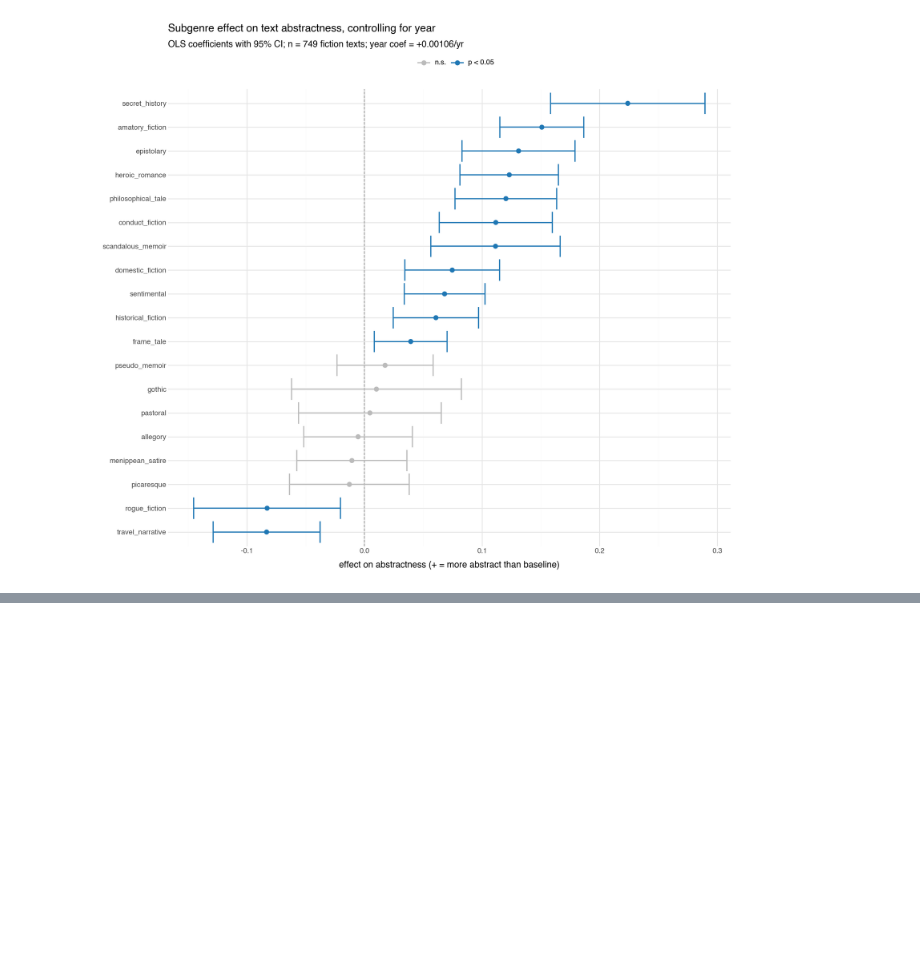
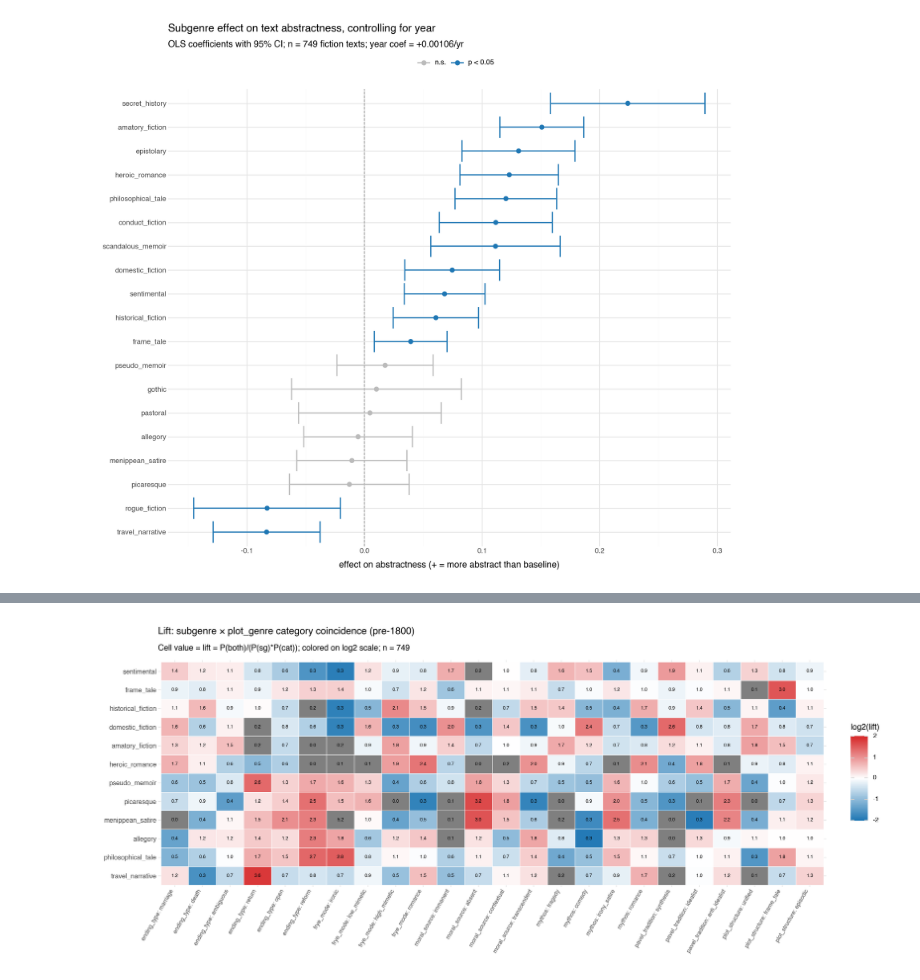
Before and after one commit to quadrismegistus/abstraction, a Jupyter notebook: notebooks/17-subgenre.ipynb, the cells around one changed output, grey strips where cells are left out. Cells and saved outputs as stored; diff of their text form; code cells hidden in the pictures; blank space fills up the shorter version.

```diff
--- a/notebooks/17-subgenre.ipynb
+++ b/notebooks/17-subgenre.ipynb
@@ -471,0 +479,90 @@ Saved to /Users/rj416/Dropbox/Prof/Books/AbsLitHist/book/figures/subgenre_abstra
+# %%
+# Load plot_genre annotations + merge with the subgenre+abstractness work-set.
+pg_rows = []
+for _id, d in iter_task_results('plot_genre'):
+    row = {'source': _id}
+    for k in ('mythos', 'frye_mode', 'pavel_tradition', 'moral_source',
+             'plot_structure', 'ending_type'):
+        row[k] = d.get(k)
+    pg_rows.append(row)
+pg_df = pd.DataFrame(pg_rows)
+
+joint = work.merge(pg_df, on='source', how='inner')
+print(f'{len(joint):,} pre-1800 texts with subgenre + plot_genre + abstractness + year')
+
+PG_FIELDS = ['mythos', 'frye_mode', 'pavel_tradition',
+             'moral_source', 'plot_structure', 'ending_type']
+
+# Lift table: rows = top-12 subgenres, cols = (field, category) flattened
+top12 = [t for t, _ in sg_counter.most_common(12)]
+N = len(joint)
+
+lift_rows = []
+for sg in top12:
+    has_sg = joint['subgenres'].apply(lambda L: sg in L).values
+    p_sg = has_sg.mean()
+    for f in PG_FIELDS:
+        for cat in joint[f].dropna().unique():
+            in_cat = (joint[f] == cat).values
+            n_cat = in_cat.sum()
+            if n_cat < 20:
+                continue
+            p_cat = in_cat.mean()
+            p_joint = (has_sg & in_cat).mean()
+            if p_sg == 0 or p_cat == 0:
+                continue
+            lift = p_joint / (p_sg * p_cat)
+            lift_rows.append({
+                'subgenre': sg,
+                'pg_label': f'{f}: {cat}',
+                'field': f,
+                'lift': lift,
+                'log2_lift': np.log2(lift) if lift > 0 else np.nan,
+                'n_joint': int((has_sg & in_cat).sum()),
+                'n_cat': int(n_cat),
+            })
+lift_df = pd.DataFrame(lift_rows)
+
+# Order rows (subgenres) by overall mass, columns by field then by mean log2_lift
+sg_order = top12  # most-common first
+pg_order = (lift_df.groupby(['field', 'pg_label'])['log2_lift'].mean()
+            .reset_index()
+            .sort_values(['field', 'log2_lift'])
+            ['pg_label'].tolist())
+lift_df['subgenre'] = pd.Categorical(lift_df['subgenre'], categories=sg_order[::-1], ordered=True)
+lift_df['pg_label'] = pd.Categorical(lift_df['pg_label'], categories=pg_order, ordered=True)
+
+p_lift = (p9.ggplot(lift_df, p9.aes(x='pg_label', y='subgenre', fill='log2_lift'))
+          + p9.geom_tile(color='white', size=0.3)
+          + p9.geom_text(p9.aes(label='lift'),
+                         data=lift_df.assign(lift=lift_df['lift'].round(1)),
+                         size=6.5)
+          + p9.scale_fill_gradient2(low='#1f77b4', mid='white', high='#d62728',
+                                    midpoint=0, limits=(-2, 2))
+          + p9.labs(
+              title='Lift: subgenre × plot_genre category coincidence (pre-1800)',
+              subtitle=f'Cell value = lift = P(both)/(P(sg)*P(cat)); colored on log2 scale; n = {N:,}',
+              x='', y='', fill='log2(lift)',
+          )
+          + p9.theme_minimal()
+          + p9.theme(figure_size=(15, 6.5),
+                     axis_text_x=p9.element_text(rotation=60, ha='right', size=8),
+                     axis_text_y=p9.element_text(size=9)))
+
+out = os.path.join(DROPBOX_FIGS, 'subgenre_plot_genre_lift.png')
+p_lift.save(out, dpi=300, verbose=False)
+print(f'Saved to {out}')
+
+# Top associations
+print('\nStrongest positive associations (lift > 2.0, n_joint >= 10):')
+top_pos = lift_df[(lift_df['lift'] > 2.0) & (lift_df['n_joint'] >= 10)] \
+    .sort_values('lift', ascending=False).head(20)
+print(top_pos[['subgenre', 'pg_label', 'lift', 'n_joint']].round(2).to_string(index=False))
+
+print('\nStrongest negative associations (lift < 0.5, n_cat >= 50):')
+top_neg = lift_df[(lift_df['lift'] < 0.5) & (lift_df['n_cat'] >= 50)] \
+    .sort_values('lift').head(15)
+print(top_neg[['subgenre', 'pg_label', 'lift', 'n_joint']].round(2).to_string(index=False))
+
+p_lift
+# %% [output]
@@ -471,0 +586 @@ Saved to /Users/rj416/Dropbox/Prof/Books/AbsLitHist/book/figures/subgenre_abstra
+[figure, added]
```
Also changed, not shown: parts of 4 cells of this notebook.
